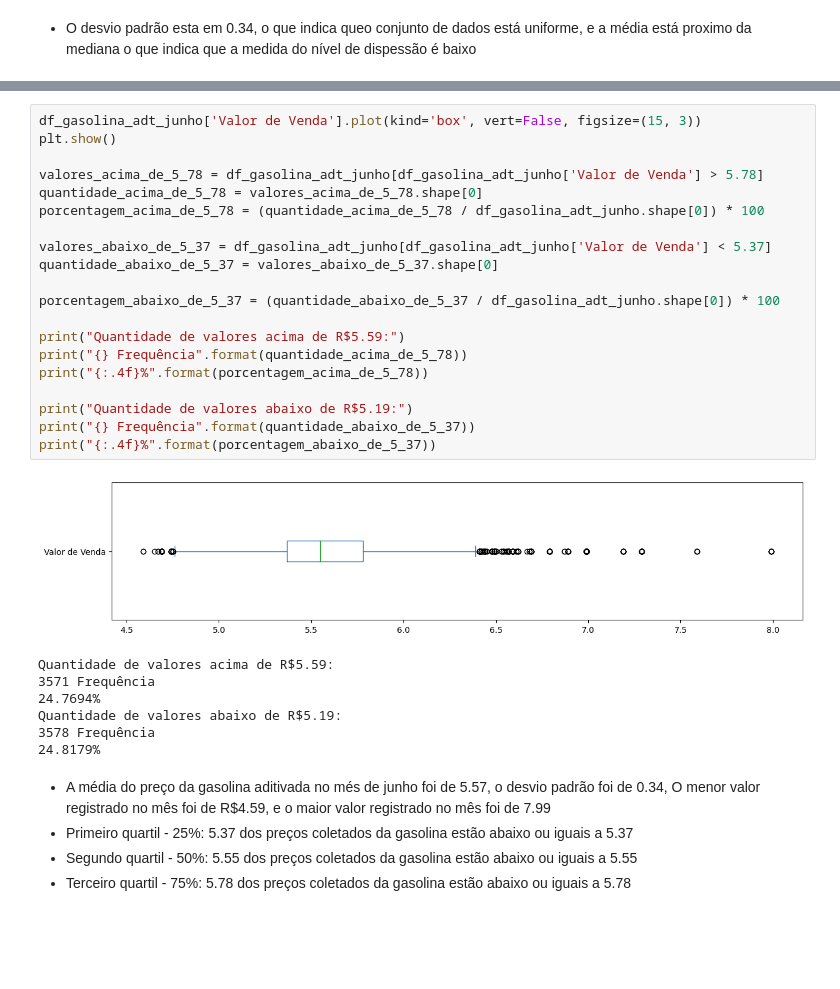
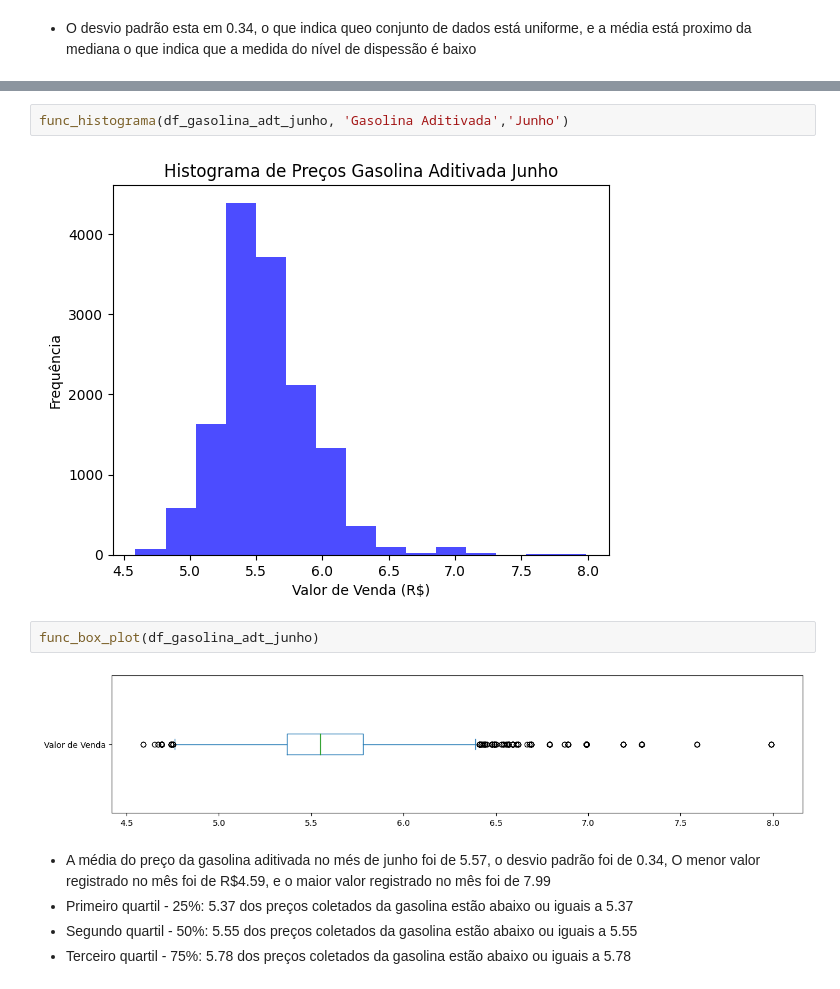
Before and after one commit to RafaelMoreiraDev/Fuel-Reports, a Jupyter notebook: analise_exploratoria.ipynb, the cells around one changed output, grey strips where cells are left out. Cells and saved outputs as stored; diff of their text form; blank space fills up the shorter version.

```diff
--- a/analise_exploratoria.ipynb
+++ b/analise_exploratoria.ipynb
@@ -521,31 +504,11 @@ plt.show()
-# %%
-df_gasolina_adt_junho['Valor de Venda'].plot(kind='box', vert=False, figsize=(15, 3))
-plt.show()
-
-valores_acima_de_5_78 = df_gasolina_adt_junho[df_gasolina_adt_junho['Valor de Venda'] > 5.78]
-quantidade_acima_de_5_78 = valores_acima_de_5_78.shape[0]
-porcentagem_acima_de_5_78 = (quantidade_acima_de_5_78 / df_gasolina_adt_junho.shape[0]) * 100
-
-valores_abaixo_de_5_37 = df_gasolina_adt_junho[df_gasolina_adt_junho['Valor de Venda'] < 5.37]
-quantidade_abaixo_de_5_37 = valores_abaixo_de_5_37.shape[0]
-
-porcentagem_abaixo_de_5_37 = (quantidade_abaixo_de_5_37 / df_gasolina_adt_junho.shape[0]) * 100
-
-print("Quantidade de valores acima de R$5.59:")
-print("{} Frequência".format(quantidade_acima_de_5_78))
-print("{:.4f}%".format(porcentagem_acima_de_5_78))
-
-print("Quantidade de valores abaixo de R$5.19:")
-print("{} Frequência".format(quantidade_abaixo_de_5_37))
-print("{:.4f}%".format(porcentagem_abaixo_de_5_37))
-# %% [output]
-[figure, removed]
-Quantidade de valores acima de R$5.59:
-3571 Frequência
-24.7694%
-Quantidade de valores abaixo de R$5.19:
-3578 Frequência
-24.8179%
+# %%
+func_histograma(df_gasolina_adt_junho, 'Gasolina Aditivada','Junho')
+# %% [output]
+[figure, added]
+# %%
+func_box_plot(df_gasolina_adt_junho)
+# %% [output]
+[figure, added]
 # %% [markdown]
 - A média do preço da gasolina aditivada no més de junho foi de 5.57, o desvio padrão foi de 0.34, O menor valor registrado no mês foi de R$4.59, e o maior valor registrado no mês foi de 7.99
 - Primeiro quartil - 25%: 5.37 dos preços coletados da gasolina estão abaixo ou iguais a 5.37
```
Also changed, not shown: parts of 77 cells of this notebook.
